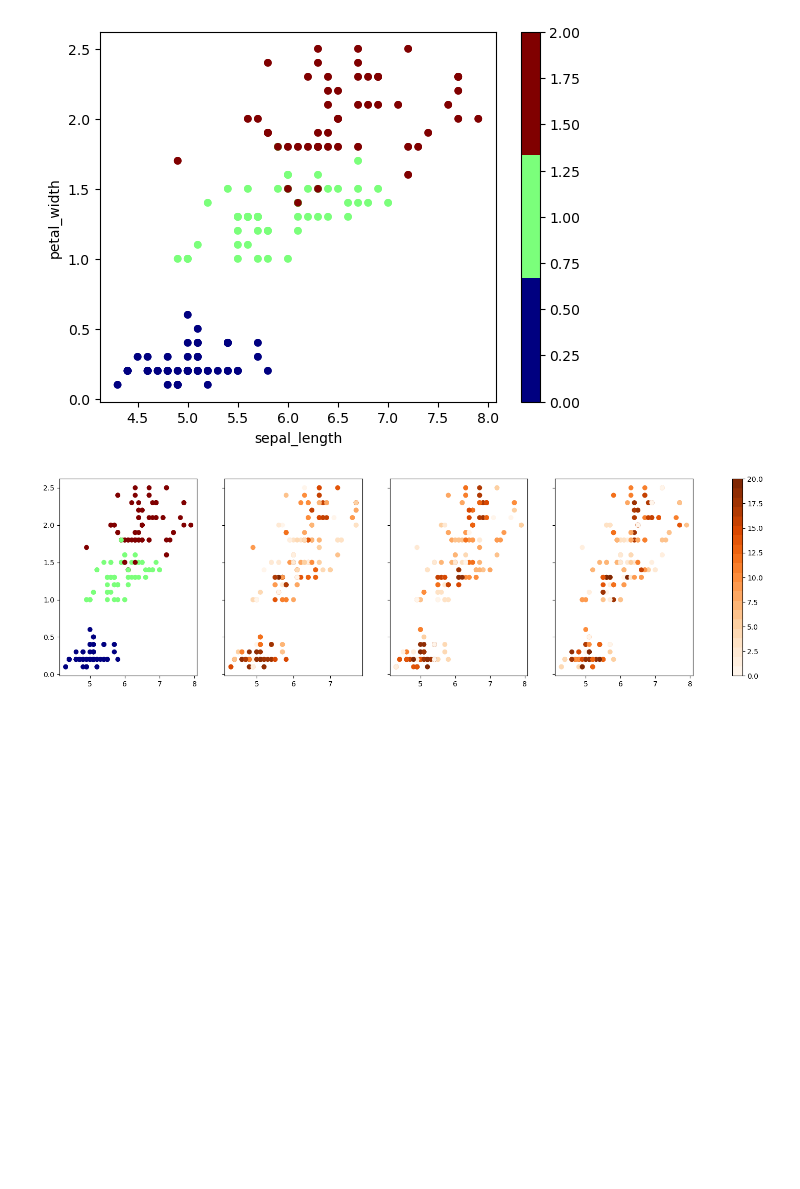
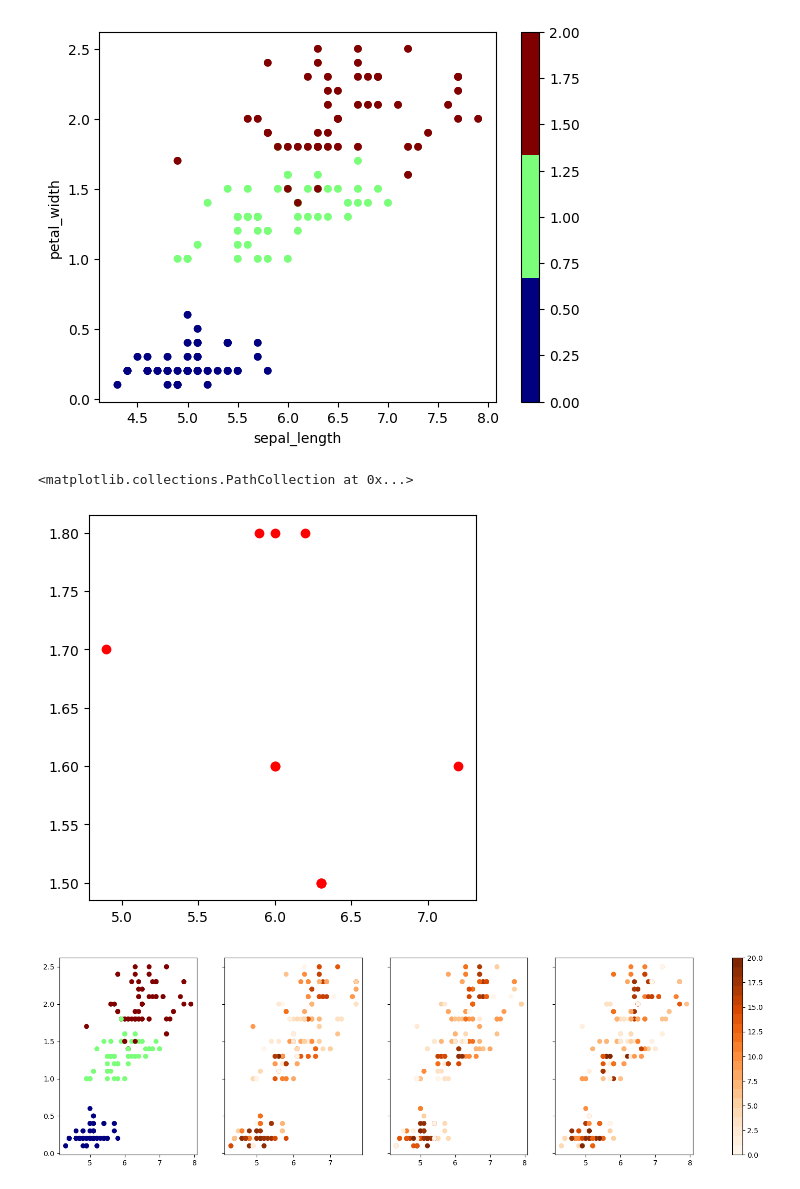
Before and after one commit to Jecosine/CatBoostPlayground, a Jupyter notebook: examples/alstrategy.ipynb, the cells around one changed output. Saved outputs shown, nothing was run; the diff lists cells and outputs as text; code cells hidden in the pictures; blank space fills up the shorter version.

Commit message:
feat: add draft selection plotting(al_selection.ipynb)

```diff
--- a/examples/alstrategy.ipynb
+++ b/examples/alstrategy.ipynb
@@ -62,4 +62,4 @@ print(len(uci_db))
 # %% [output]
 614
 # %%
-(data, label), _, cat_idx = load_uci("iris")
+iris_dataset = load_uci("iris")
@@ -92,6 +89,12 @@ with open(f"str_cache/iris_uncert_3.pkl", "wb") as f:
     pickle.dump(ppl_uncert.stats, f)
 with open(f"str_cache/iris_rand_3.pkl", "wb") as f:
     pickle.dump(ppl_rand.stats, f)
+# %%
+import pickle
+with open(f"str_cache/iris_uncert_3.pkl", "rb") as f:
+    unc_stats = pickle.load(f)
+with open(f"str_cache/iris_rand_3.pkl", "rb") as f:
+    rand_stats = pickle.load(f)
 # %%
 def plot_query(stats, ds:Dataset):
     fig, axs = plt.subplots(1, 1+len(stats), sharey=True, figsize=(5 * (1 + len(stats)), 5))
@@ -115,6 +118,15 @@ def plot_query(stats, ds:Dataset):
         aa = axs[1+ax_idx].scatter(x1, x2, c=c, cmap=cmap)
     fig.colorbar(aa, ax=axs[:], location="right")
     # fig.tight_layout()
+# %%
+fig, ax = plt.subplots(figsize=(5, 5))
+x1, x2 = iris_dataset._data["sepal_length"], iris_dataset._data["petal_width"]
+snapshots = unc_stats[0]["snapshot"]
+cmap=plt.get_cmap("Oranges", 10)
+ax.scatter(x1[snapshots[6]], x2[snapshots[6]], c='r')
+# %% [output]
+<matplotlib.collections.PathCollection at 0x...>
+[figure, added]
 # %%
 uncert_stats = ppl_uncert.stats
 rand_stats = ppl_rand.stats
```
Also changed, not shown: parts of 4 cells of this notebook, 12 other files.
